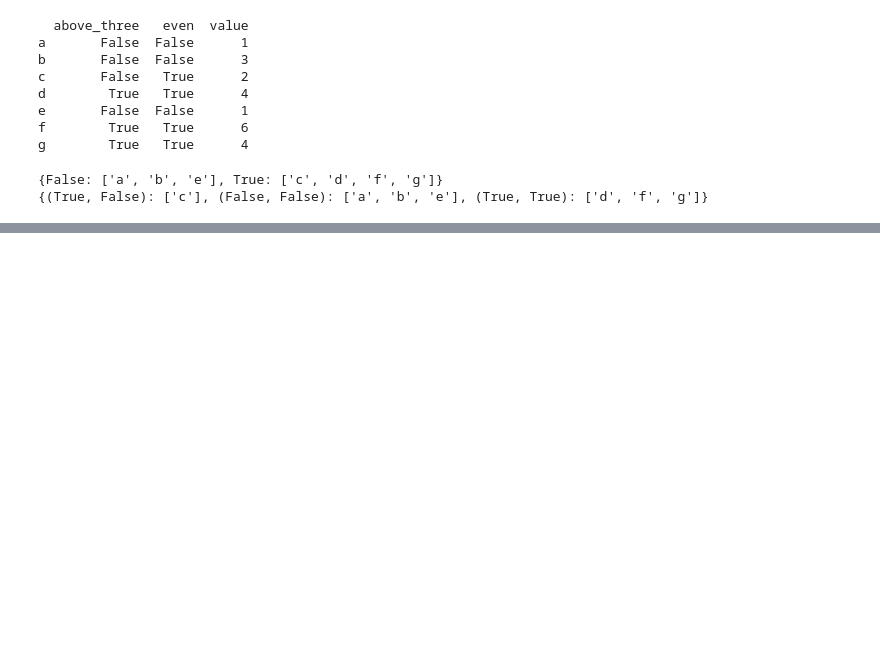
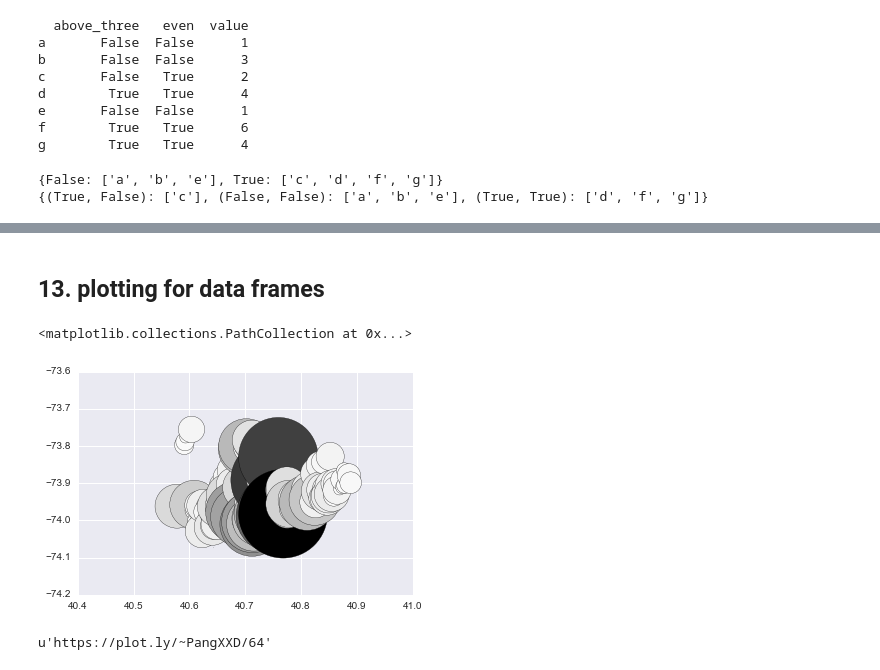
Before and after one commit to joyceXD/Udacity, a Jupyter notebook: 2 DataAnalysisIntro/lesson 3/lesson_3.ipynb, the cells around one changed output, grey strips where cells are left out. Drawn from its saved outputs; the diff is of its cells as text; code cells hidden in the pictures; blank space fills up the shorter version.

```diff
--- a/2 DataAnalysisIntro/lesson 3/lesson_3.ipynb
+++ b/2 DataAnalysisIntro/lesson 3/lesson_3.ipynb
@@ -839,0 +1014,41 @@ day_week
+# %% [markdown]
+## 13. plotting for data frames
+# %%
+%matplotlib inline
+
+filename = './nyc_subway_weather.csv'
+subway_df = pd.read_csv(filename)
+
+## Make a plot of your choice here showing something interesting about the subway data.
+## Matplotlib documentation here: http://matplotlib.org/api/pyplot_api.html
+## Once you've got something you're happy with, share it on the forums!
+
+grouped_data = subway_df.groupby(['latitude', 'longitude'], as_index=False).mean()
+
+plt.scatter(grouped_data['latitude'], grouped_data['longitude'], s=grouped_data['EXITSn_hourly'], c=grouped_data['EXITSn_hourly'],
+            marker='o')
+# %% [output]
+<matplotlib.collections.PathCollection at 0x...>
+[figure, added]
+# %%
+import plotly.plotly as py
+import plotly.graph_objs as go
+
+py.sign_in('PangXXD', 'fl3eym2a6e')
+trace0 = go.Scatter(
+    x=grouped_data['latitude'],
+    y=grouped_data['longitude'],
+    mode='markers',
+    marker=dict(size = (grouped_data['EXITSn_hourly']/grouped_data['EXITSn_hourly'].max())*10)
+    )
+
+data = [trace0]
+layout = go.Layout(
+    showlegend=False,
+    height=600,
+    width=600,
+)
+fig = go.Figure(data=data, layout=layout)
+py.plot(fig, filename='bubblechart')
+# %% [output]
+u'https://plot.ly/~PangXXD/64'
```
Also changed, not shown: parts of 15 cells of this notebook, 1 other file.
